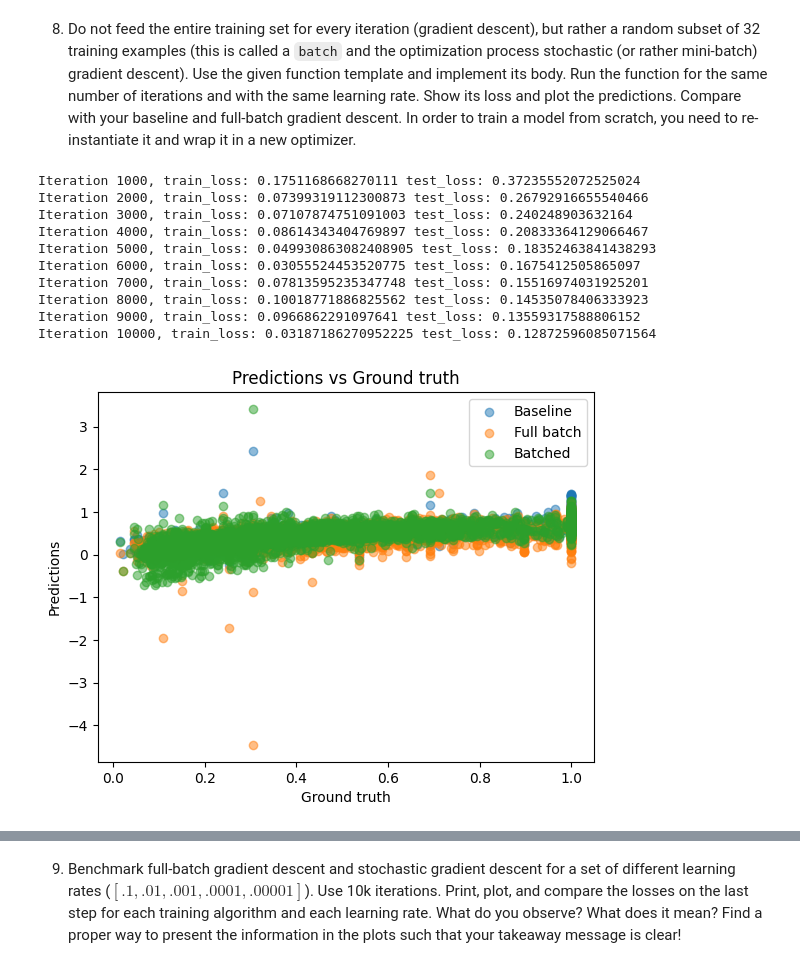
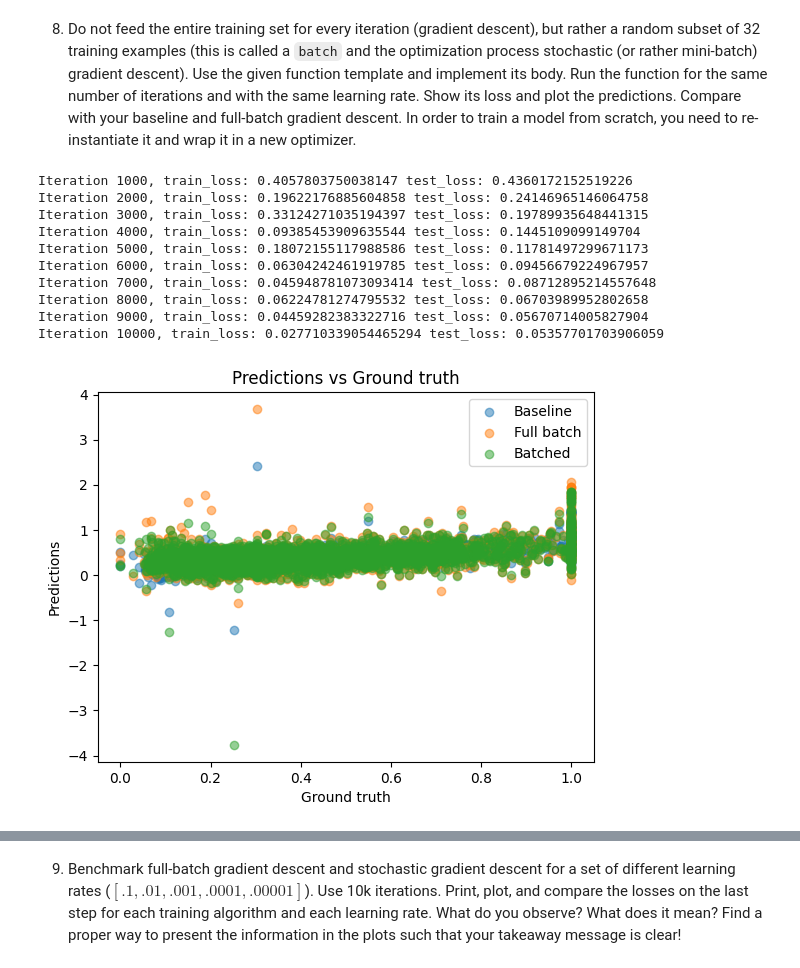
Before and after one commit to JoernStoehler/uni-deeplearning, a Jupyter notebook: D2_Joern_Stoehler.ipynb, the cells around one changed output, grey strips where cells are left out. Cells and saved outputs as stored; diff of their text form; code cells hidden in the pictures.

```diff
--- a/D2_Joern_Stoehler.ipynb
+++ b/D2_Joern_Stoehler.ipynb
@@ -250,16 +251,6 @@ def train_and_evaluate(
 6. Instantiate your model again and wrap it in a suitable stochastic gradient descent optimizer. Use a learning rate of 0.001. Run your function for training and evaluation for 10,000 training steps. At the end of it, show the trained model parameters. Compare the final loss to your baseline loss.
 # %%
 model = LinearRegressor(num_features=X_train.shape[1], num_outputs=1)
-
-# move to GPU
-device = torch.device('cuda' if torch.cuda.is_available() else 'cpu')
-print(f'Training on {device}')
-model.to(device)
-X_train = X_train.to(device)
-y_train = y_train.to(device)
-X_test = X_test.to(device)
-y_test = y_test.to(device)
-
 optimizer = torch.optim.SGD(model.parameters(), lr=0.001)
 test_loss = train_and_evaluate(
     model,
@@ -302,14 +293,14 @@ Baseline test MSE loss: 0.02439041994512081
 7. Plot the test set predictions over the test set ground truth, and additionally compute the loss and the Pearson correlation (see `sklearn` cell).
 # %%
 # 7. Plot the test set predictions over the test set ground truth, and additionally compute the loss and the Pearson correlation (see `sklearn` cell).
-y_hat = model(X_test).detach()
-plt.scatter(y_test.cpu(), y_hat.cpu())
+y_hat = model(X_test).squeeze().detach()
+plt.scatter(y_test, y_hat)
 plt.xlabel('Ground truth')
 plt.ylabel('Predictions')
 plt.title('Predictions vs Ground truth')
 plt.show()
 
-test_R = scipy.stats.pearsonr(y_hat[:,0].cpu(), y_test.cpu())[0]
+test_R = scipy.stats.pearsonr(y_hat, y_test)[0]
 print(f'Pearson R: {test_R}')
 print(f'Baseline Pearson R: {R}')
 # %% [output]
@@ -352,13 +343,13 @@ def train_and_evaluate_on_batches(
         indices = torch.randperm(X_train.shape[0])[:batch_size]
         train_loss = train_step(model, optimizer, X_train[indices], y_train[indices])
         if verbose and i % 1000 == 999:
-            test_loss = MSEloss(model(X_test), y_test)
+            test_loss = MSEloss(model(X_test).squeeze(), y_test)
             print(f'Iteration {i+1}, train_loss: {train_loss} test_loss: {test_loss}')
 
-    test_loss = MSEloss(model(X_test), y_test)
+    test_loss = MSEloss(model(X_test).squeeze(), y_test)
     return test_loss
 
-model_batch = LinearRegressor(num_features=X_train.shape[1], num_outputs=1).to(device)
+model_batch = LinearRegressor(num_features=X_train.shape[1], num_outputs=1)
 optimizer_batch = torch.optim.SGD(model_batch.parameters(), lr=0.001)
 test_loss_batch = train_and_evaluate_on_batches(
     model_batch,
@@ -373,31 +364,31 @@ test_loss_batch = train_and_evaluate_on_batches(
     verbose=True
 )
 # %% [output]
-Iteration 1000, train_loss: 0.1751168668270111 test_loss: 0.37235552072525024
-Iteration 2000, train_loss: 0.07399319112300873 test_loss: 0.26792916655540466
-Iteration 3000, train_loss: 0.07107874751091003 test_loss: 0.240248903632164
-Iteration 4000, train_loss: 0.08614343404769897 test_loss: 0.20833364129066467
-Iteration 5000, train_loss: 0.049930863082408905 test_loss: 0.18352463841438293
-Iteration 6000, train_loss: 0.03055524453520775 test_loss: 0.1675412505865097
-Iteration 7000, train_loss: 0.07813595235347748 test_loss: 0.15516974031925201
-Iteration 8000, train_loss: 0.10018771886825562 test_loss: 0.14535078406333923
-Iteration 9000, train_loss: 0.0966862291097641 test_loss: 0.13559317588806152
-Iteration 10000, train_loss: 0.03187186270952225 test_loss: 0.12872596085071564
+Iteration 1000, train_loss: 0.4057803750038147 test_loss: 0.4360172152519226
+Iteration 2000, train_loss: 0.19622176885604858 test_loss: 0.24146965146064758
+Iteration 3000, train_loss: 0.33124271035194397 test_loss: 0.19789935648441315
+Iteration 4000, train_loss: 0.09385453909635544 test_loss: 0.1445109099149704
+Iteration 5000, train_loss: 0.18072155117988586 test_loss: 0.11781497299671173
+Iteration 6000, train_loss: 0.06304242461919785 test_loss: 0.09456679224967957
+Iteration 7000, train_loss: 0.045948781073093414 test_loss: 0.08712895214557648
+Iteration 8000, train_loss: 0.06224781274795532 test_loss: 0.06703989952802658
+Iteration 9000, train_loss: 0.04459282383322716 test_loss: 0.05670714005827904
+Iteration 10000, train_loss: 0.027710339054465294 test_loss: 0.05357701703906059
 # %%
 # plot predictions
-y_hat_batch = model_batch(X_test).detach()
-plt.scatter(y_test.cpu(), baseline.predict(X_test.cpu().numpy()), label='Baseline', alpha=0.5)
-plt.scatter(y_test.cpu(), y_hat.cpu(), label='Full batch', alpha=0.5)
-plt.scatter(y_test.cpu(), y_hat_batch.cpu(), label='Batched', alpha=0.5)
+y_hat_batch = model_batch(X_test).squeeze().detach()
+plt.scatter(y_test, baseline.predict(X_test.numpy()), label='Baseline', alpha=0.5)
+plt.scatter(y_test, y_hat, label='Full batch', alpha=0.5)
+plt.scatter(y_test, y_hat_batch, label='Batched', alpha=0.5)
 plt.legend()
 plt.xlabel('Ground truth')
 plt.ylabel('Predictions')
 plt.title('Predictions vs Ground truth')
 plt.show()
 
 # compare baseline, full-batch and batch losses
 print(f'Baseline test MSE loss: {loss}')
 print(f'Full batch test MSE loss: {test_loss}')
 print(f'Batched test MSE loss: {test_loss_batch}')
 # %% [output]
-[figure, old version]
+[figure, new version]
```
Also changed, not shown: parts of 19 cells of this notebook.
